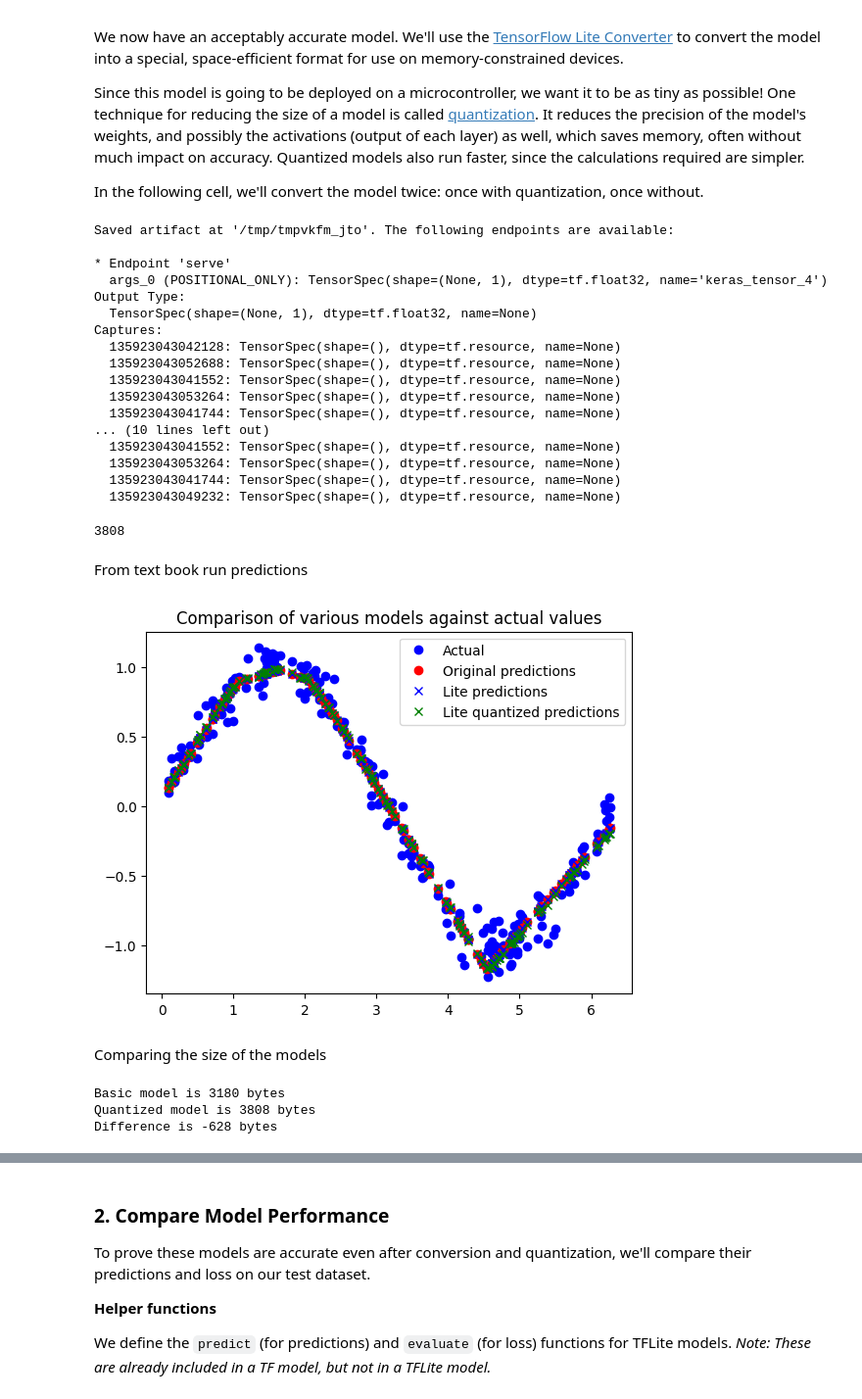
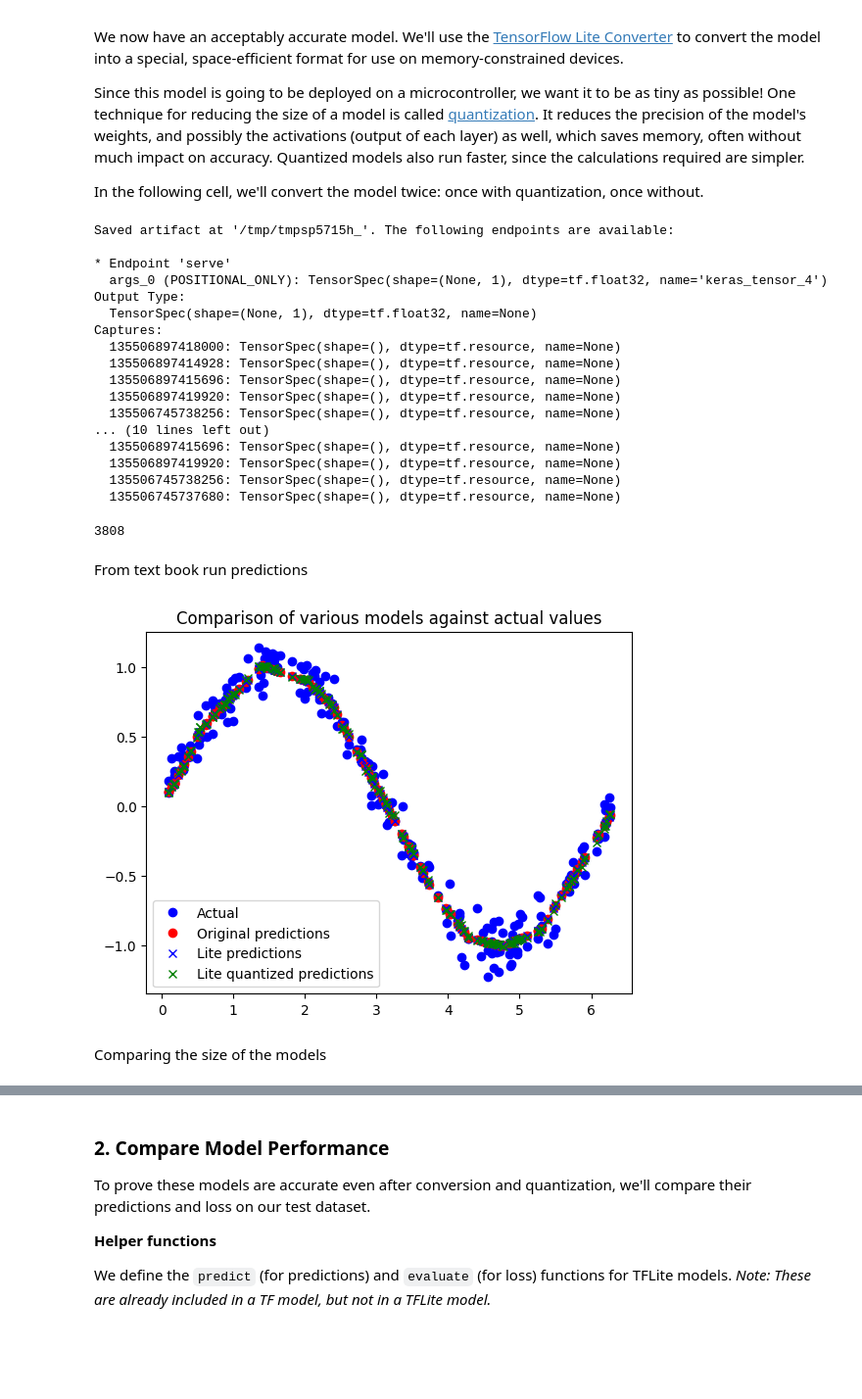
Before and after one commit to INDAH-780/Python-Journey, a Jupyter notebook: tensorflow/lite/micro/examples/hello_world/train/siney.ipynb, the cells around one changed output, grey strips where cells are left out. Shown at 98% size. Cells and saved outputs as stored; diff of their text form; code cells hidden in the pictures; blank space fills up the shorter version.

Commit message:
The model has now be quantized, and the quantized tflite model has been generated to a tensorflow model that can be used in microcontrollers

```diff
--- a/tensorflow/lite/micro/examples/hello_world/train/siney.ipynb
+++ b/tensorflow/lite/micro/examples/hello_world/train/siney.ipynb
@@ -494,63 +494,42 @@ Since this model is going to be deployed on a microcontroller, we want it to be
 
 In the following cell, we'll convert the model twice: once with quantization, once without.
 # %%
-# Convert the model to the TensorFlow Lite format without quantization
 converter = tf.lite.TFLiteConverter.from_keras_model(model_2)
 tflite_model = converter.convert()
 
-# Save the model to disk
-open("sine_model.tflite", "wb").write(tflite_model)
+# Save the non-quantized model to disk in the MODELS_DIR
+open(MODELS_DIR + "sine_model.tflite", "wb").write(tflite_model)
 
 # Convert the model to the TensorFlow Lite format with quantization
 converter = tf.lite.TFLiteConverter.from_keras_model(model_2)
-#this is to indicate that we want to perfoem the default optimization,
-# which include quantization
 converter.optimizations = [tf.lite.Optimize.DEFAULT]
-
-#define a generator function that provides our test data's x values
-#as a representative dataset, and tell the converter to use it
 
 def representative_dataset_generator():
   for value in x_test:
-    #each scalar value must be inside a 2D array that is wrapped in a list
     yield [np.array(value, dtype=np.float32, ndmin=2)]
 converter.representative_dataset = representative_dataset_generator
-#convert the model
 tflite_model_quantized = converter.convert()
 
-# save the model to disk
-open("sine_model_quant.tflite", "wb").write(tflite_model_quantized)
-
-  # for i in range(500):
-  #   yield([x_train[i].reshape(1, 1)])
-# # Set the optimization flag.
-# converter.optimizations = [tf.lite.Optimize.DEFAULT]
-# # Enforce integer only quantization
-# converter.target_spec.supported_ops = [tf.lite.OpsSet.TFLITE_BUILTINS_INT8]
-# # Provide a representative dataset to ensure we quantize correctly.
-# converter.representative_dataset = representative_dataset
-# model_tflite = converter.convert()
-
-# # Save the model to disk
-# open(MODEL_TFLITE, "wb").write(model_tflite)
+# Save the quantized model to disk in the MODELS_DIR
+open(MODELS_DIR + "sine_model_quant.tflite", "wb").write(tflite_model_quantized)
 # %% [output]
-Saved artifact at '/tmp/tmpvkfm_jto'. The following endpoints are available:
+Saved artifact at '/tmp/tmpsp5715h_'. The following endpoints are available:
 
 * Endpoint 'serve'
   args_0 (POSITIONAL_ONLY): TensorSpec(shape=(None, 1), dtype=tf.float32, name='keras_tensor_4')
 Output Type:
   TensorSpec(shape=(None, 1), dtype=tf.float32, name=None)
 Captures:
-  135923043042128: TensorSpec(shape=(), dtype=tf.resource, name=None)
-  135923043052688: TensorSpec(shape=(), dtype=tf.resource, name=None)
-  135923043041552: TensorSpec(shape=(), dtype=tf.resource, name=None)
-  135923043053264: TensorSpec(shape=(), dtype=tf.resource, name=None)
-  135923043041744: TensorSpec(shape=(), dtype=tf.resource, name=None)
+  135506897418000: TensorSpec(shape=(), dtype=tf.resource, name=None)
+  135506897414928: TensorSpec(shape=(), dtype=tf.resource, name=None)
+  135506897415696: TensorSpec(shape=(), dtype=tf.resource, name=None)
+  135506897419920: TensorSpec(shape=(), dtype=tf.resource, name=None)
+  135506745738256: TensorSpec(shape=(), dtype=tf.resource, name=None)
 ... (10 lines left out)
-  135923043041552: TensorSpec(shape=(), dtype=tf.resource, name=None)
-  135923043053264: TensorSpec(shape=(), dtype=tf.resource, name=None)
-  135923043041744: TensorSpec(shape=(), dtype=tf.resource, name=None)
-  135923043049232: TensorSpec(shape=(), dtype=tf.resource, name=None)
+  135506897415696: TensorSpec(shape=(), dtype=tf.resource, name=None)
+  135506897419920: TensorSpec(shape=(), dtype=tf.resource, name=None)
+  135506745738256: TensorSpec(shape=(), dtype=tf.resource, name=None)
+  135506745737680: TensorSpec(shape=(), dtype=tf.resource, name=None)
 3808
 # %% [markdown]
 From text book run predictions
@@ -559,9 +538,9 @@ From text book run predictions
 # import tensorflow as tf
 # import matplotlib.pyplot as plt
 
-# Instantiate an interpreter for each model
-sine_model = tf.lite.Interpreter('sine_model.tflite')
-sine_model_quantized = tf.lite.Interpreter('sine_model_quant.tflite') # Corrected filename
+# Instantiate an interpreter for each model, loading from MODELS_DIR
+sine_model = tf.lite.Interpreter(MODELS_DIR + 'sine_model.tflite')
+sine_model_quantized = tf.lite.Interpreter(MODELS_DIR + 'sine_model_quant.tflite')
 # Allocate memory for each model
 sine_model.allocate_tensors()
 sine_model_quantized.allocate_tensors()
@@ -571,46 +550,34 @@ sine_model_output_index = sine_model.get_output_details()[0]["index"]
 sine_model_quantized_input_index = sine_model_quantized.get_input_details()[0]["index"]
 sine_model_quantized_output_index = sine_model_quantized.get_output_details()[0]["index"]
 # Create arrays to store the results
 sine_model_predictions = []
 sine_model_quantized_predictions = []
 # Run each model's interpreter for each value and store the results in arrays
 for x_value in x_test:
     # Create a 2D tensor wrapping the current x value
     x_value_tensor = tf.convert_to_tensor([[x_value]], dtype=np.float32)
 
     # Run inference for sine_model
     sine_model.set_tensor(sine_model_input_index, x_value_tensor)
     sine_model.invoke()
     # Read the prediction from the output tensor and append to the list
     sine_model_predictions.append(sine_model.get_tensor(sine_model_output_index)[0])
 
     # Do the same for the quantized model
     sine_model_quantized.set_tensor(sine_model_quantized_input_index, x_value_tensor)
     sine_model_quantized.invoke()
     sine_model_quantized_predictions.append(sine_model_quantized.get_tensor(sine_model_quantized_output_index)[0])
 
 # See how they line up with the data
 plt.clf()
 plt.title('Comparison of various models against actual values')
 plt.plot(x_test, y_test, 'bo', label='Actual')
-plt.plot(x_test, y_test_pred, 'ro', label='Original predictions') # Corrected variable name
+plt.plot(x_test, y_test_pred, 'ro', label='Original predictions')
 plt.plot(x_test, sine_model_predictions, 'bx', label='Lite predictions')
 plt.plot(x_test, sine_model_quantized_predictions, 'gx', label='Lite quantized predictions')
 plt.legend()
 plt.show()
 # %% [output]
-[figure, old version]
+[figure, new version]
 # %% [markdown]
 Comparing the size of the models
-# %%
-import os
-basic_model_size = os.path.getsize("sine_model.tflite")
-print("Basic model is %d bytes" % basic_model_size)
-quantized_model_size = os.path.getsize("sine_model_quant.tflite")
-print("Quantized model is %d bytes" % quantized_model_size)
-difference = basic_model_size - quantized_model_size
-print("Difference is %d bytes" % difference)
-# %% [output]
-Basic model is 3180 bytes
-Quantized model is 3808 bytes
-Difference is -628 bytes
```
Also changed, not shown: parts of 15 cells of this notebook.
